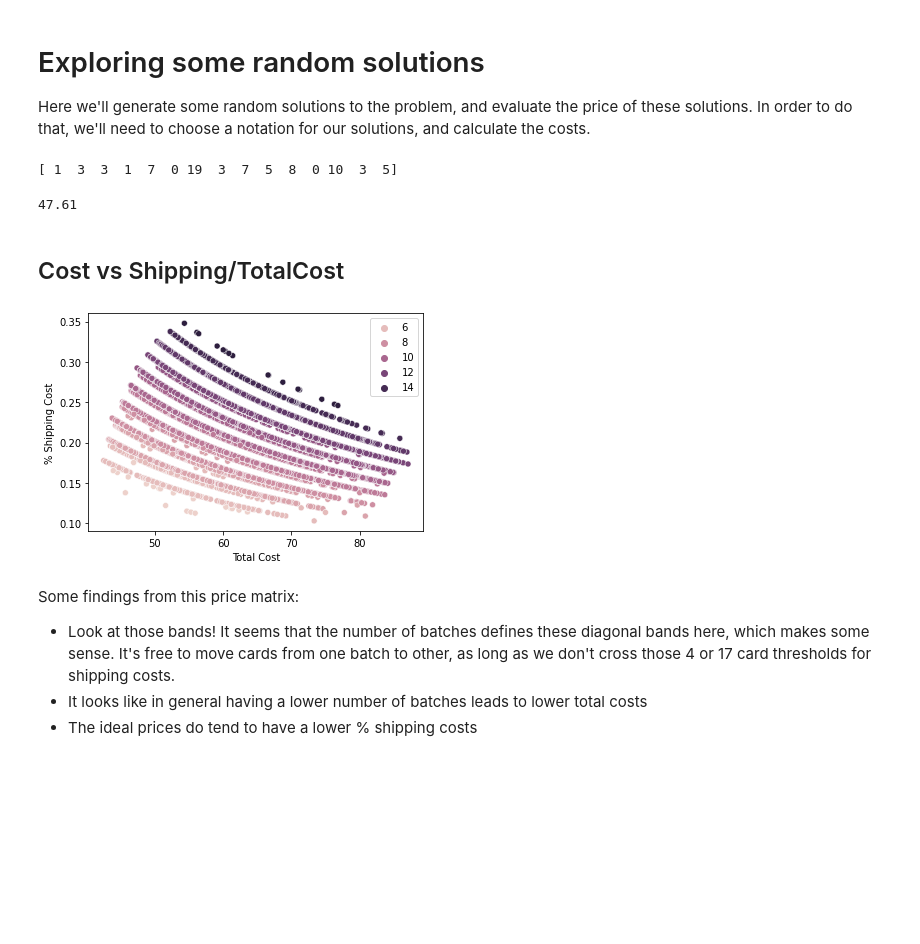
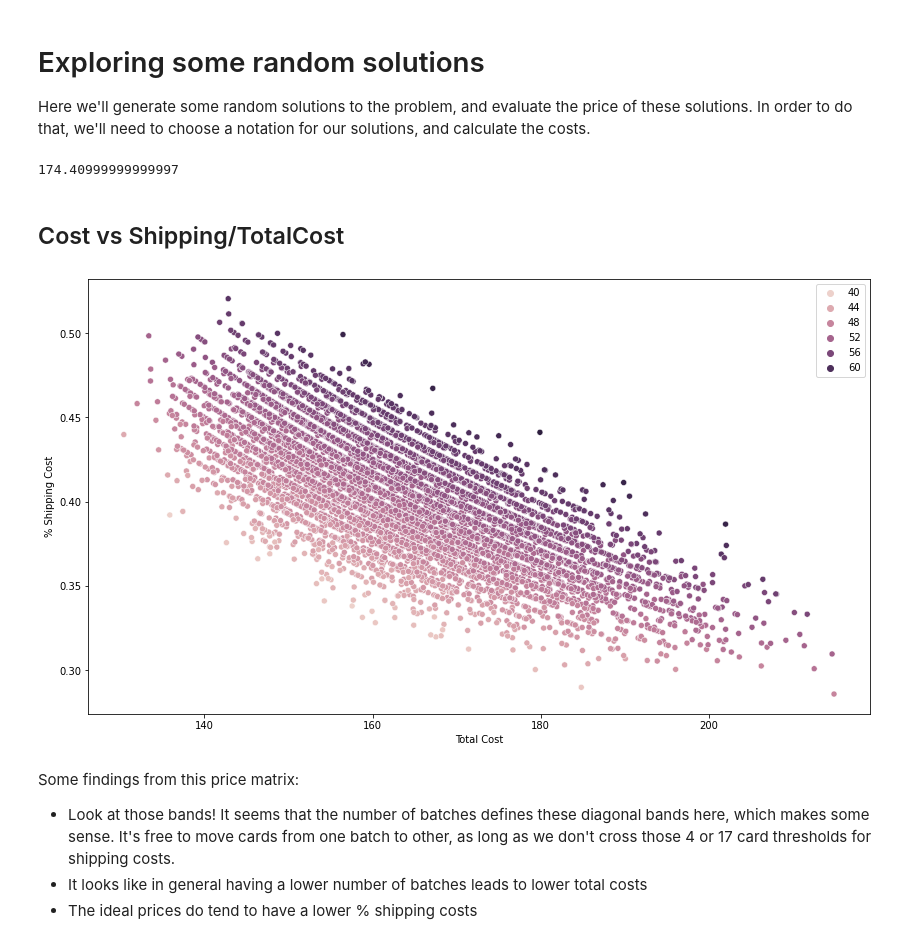
Before and after one commit to dorianbrown/mkm_buywizard, a Jupyter notebook: notebooks/Exploring Solution Space.ipynb, the cells around one changed output. Saved outputs shown, nothing was run; the diff lists cells and outputs as text; code cells hidden in the pictures; blank space fills up the shorter version.

Commit message:
Finished random batching generator

```diff
--- a/notebooks/Exploring Solution Space.ipynb
+++ b/notebooks/Exploring Solution Space.ipynb
@@ -35,7 +50,6 @@ def generate_random_batching(price_mat):
     return np.array(batching)
 # %%
-price_mat = np.load('15x26_price_mat.npy')
-
-print(f"{price_mat.shape[0]} cards")
-print(f"{price_mat.shape[1]} sellers")
+price_df = pd.read_pickle('price_df.pkl')
+print(f"{price_df.shape[0]} articles")
+print(f"{price_df.shape[1]} sellers")
 # %% [output]
@@ -44,3 +58,5 @@ print(f"{price_mat.shape[1]} sellers")
+# %%
+price_df = price_df[~((price_df < np.inf).sum(axis=1) == 0)]
 # %% [markdown]
 ## Impossibility of Brute Force
 
@@ -58,27 +74,28 @@ example_batching = np.argmin(price_mat, axis=1)
-# %%
-batch = generate_random_batching(price_mat)
-print(batch)
-total_cost(batch, price_mat)
-# %% [output]
-[ 1  3  3  1  7  0 19  3  7  5  8  0 10  3  5]
-47.61
+# %%
+random_batching = generate_random_batching(price_df.to_numpy())
+total_cost(random_batching, price_df.to_numpy())
+# %% [output]
+174.40999999999997
 # %% [markdown]
 ## Cost vs Shipping/TotalCost
 # %%
 cost, shipping_perc, batches = [], [], []
-for i in range(100_000):
+price_mat = price_df.to_numpy()
+
+for i in tqdm(range(10_000)):
     batch = generate_random_batching(price_mat)
     _, counts = np.unique(batch, return_counts=True)
     batches.append(len(counts))
     p, s = total_cost(batch, price_mat, separate=True)
     cost.append(p + s)
     shipping_perc.append(s/(s+p))
-
-ax = sns.scatterplot(x=cost, y=shipping_perc, hue=batches)
-ax.set(xlabel='Total Cost', ylabel='% Shipping Cost')
-plt.show()
-# %% [output]
-[figure, removed]
+# %%
+plt.figure(figsize=(14,8))
+ax = sns.scatterplot(x=cost, y=shipping_perc, hue=batches)
+ax.set(xlabel='Total Cost', ylabel='% Shipping Cost')
+plt.show()
+# %% [output]
+[figure, added]
 # %% [markdown]
 Some findings from this price matrix:
 - Look at those bands! It seems that the number of batches defines these diagonal bands here, which makes some sense. It's free to move cards from one batch to other, as long as we don't cross those 4 or 17 card thresholds for shipping costs.
```
Also changed, not shown: parts of 7 cells of this notebook, 4 other files.
